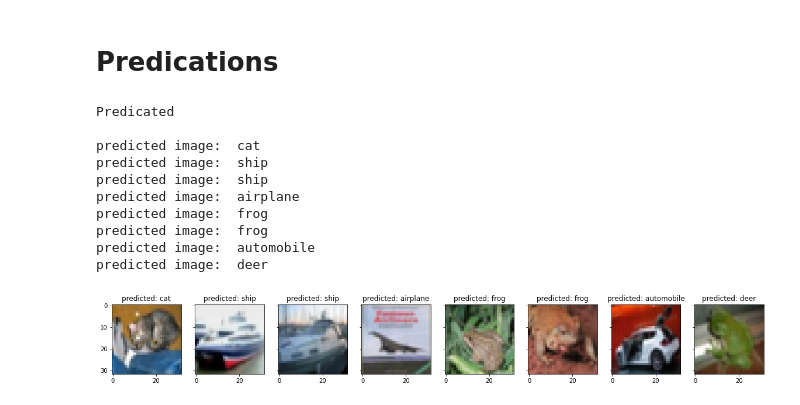
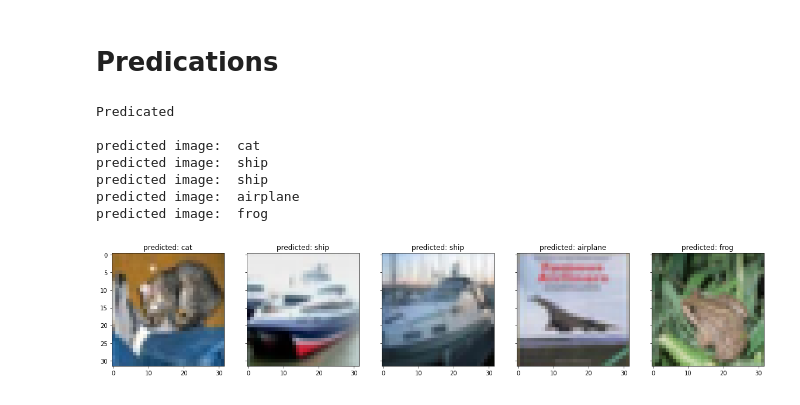
Before and after one commit to kamranjaved/Workshop-on-AI-and-Hand-on-training, a Jupyter notebook: Image Classification using CNN/Cifar10_Classification_using_CNN.ipynb, the cells around one changed output. Drawn from its saved outputs; the diff is of its cells as text; code cells hidden in the pictures.

```diff
--- a/Image Classification using CNN/Cifar10_Classification_using_CNN.ipynb
+++ b/Image Classification using CNN/Cifar10_Classification_using_CNN.ipynb
@@ -233,25 +212,22 @@ def plot(n,g):
   g.imshow(img.reshape((32,32,3)))
   g.title.set_text("predicted: "+ str(lis[ind]))
 # %%
-f, (ax1, ax2,ax3,ax4,ax5,ax6,ax7,ax8) = plt.subplots(1, 8, sharey=True,figsize=(20, 20))
+f, (ax1, ax2,ax3,ax4,ax5) = plt.subplots(1, 5, sharey=True,figsize=(20, 20))
 print("Predicated\n")
 plot(0,ax1)
 plot(1,ax2)
 plot(2,ax3)
 plot(3,ax4)
 plot(4,ax5)
-plot(5,ax6)
-plot(6,ax7)
-plot(7,ax8)
+# plot(5,ax6)
+# plot(6,ax7)
+# plot(7,ax8)
 # %% [output]
 Predicated
 
 predicted image:  cat
 predicted image:  ship
 predicted image:  ship
 predicted image:  airplane
 predicted image:  frog
-predicted image:  frog
-predicted image:  automobile
-predicted image:  deer
-[figure, old version]
+[figure, new version]
```
Also changed, not shown: parts of 6 cells of this notebook.
